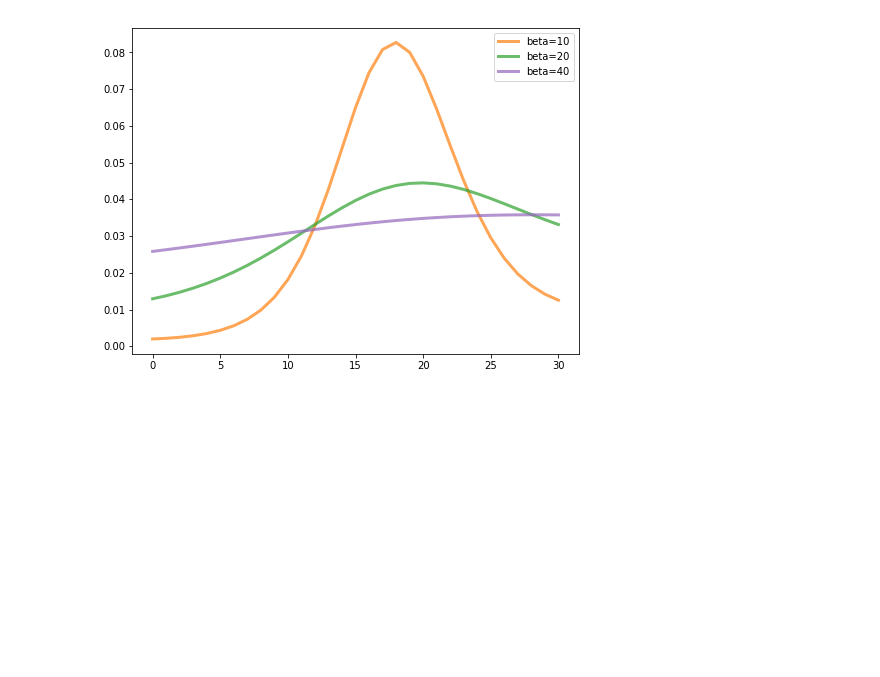
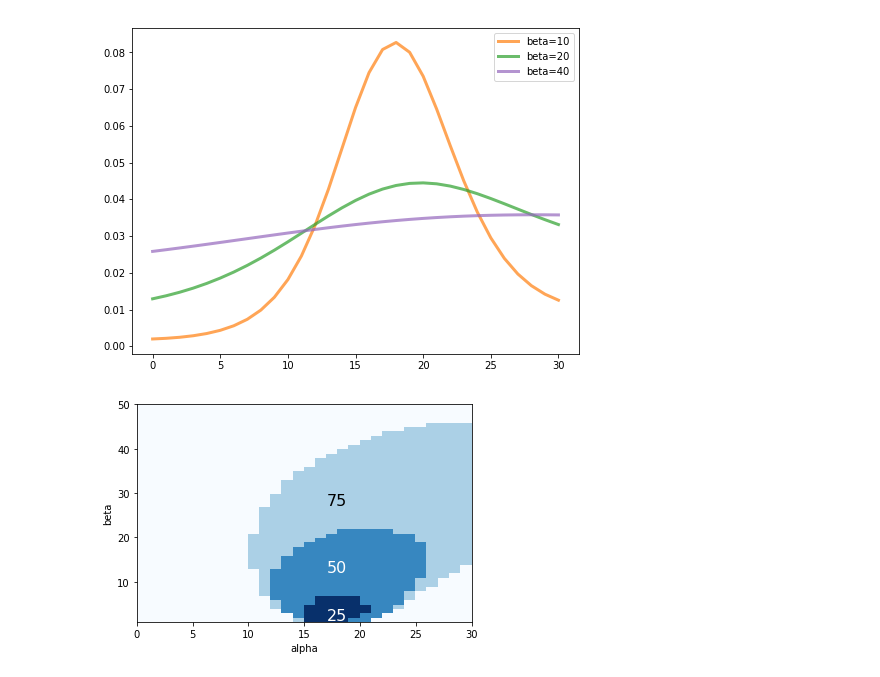
Before and after one commit to llv22/thinkbayes, a Jupyter notebook: chapter9/chapter9_statistic.ipynb, the cells around one changed output. Saved outputs shown, nothing was run; the diff lists cells and outputs as text; code cells hidden in the pictures; blank space fills up the shorter version.

```diff
--- a/chapter9/chapter9_statistic.ipynb
+++ b/chapter9/chapter9_statistic.ipynb
@@ -120,2 +124,27 @@ plt.show()
 # %% [output]
 [figure]
+# %%
+def MakeCrediblePlot(suite):
+    """
+    credible plot for analysis of suite.
+    """
+    d = dict((pair, 0) for pair in suite.Values())
+    percentages = [75, 50, 25]
+    for p in percentages:
+        interval = suite.MaxLikeInterval(p)
+        for pair in interval:
+            d[pair] += 1
+    return d
+# %%
+# refer to https://github.com/AllenDowney/ThinkBayes2/blob/master/code/paintball.py
+d = MakeCrediblePlot(suite)
+# visualization for contour
+thinkplot.Contour(d, contour=False, pcolor=True)
+thinkplot.Text(17, 4, '25', color='white')
+thinkplot.Text(17, 15, '50', color='white')
+thinkplot.Text(17, 30, '75')
+plt.xlabel('alpha')
+plt.ylabel('beta')
+plt.show()
+# %% [output]
+[figure, added]
```
Also changed, not shown: parts of 2 cells of this notebook, 1 other file.
